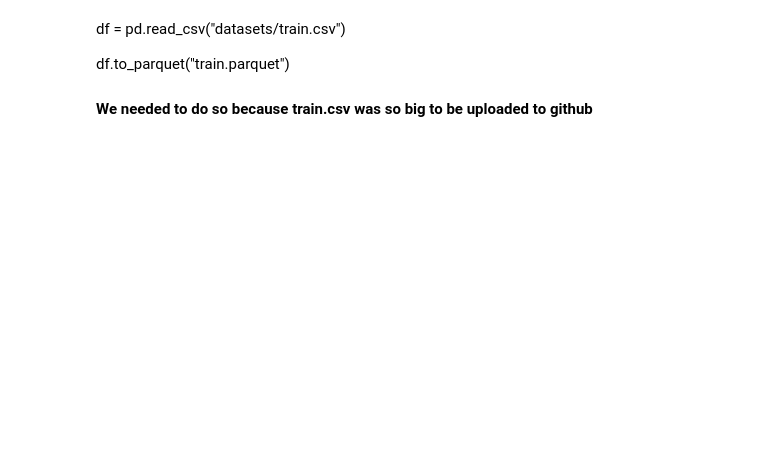
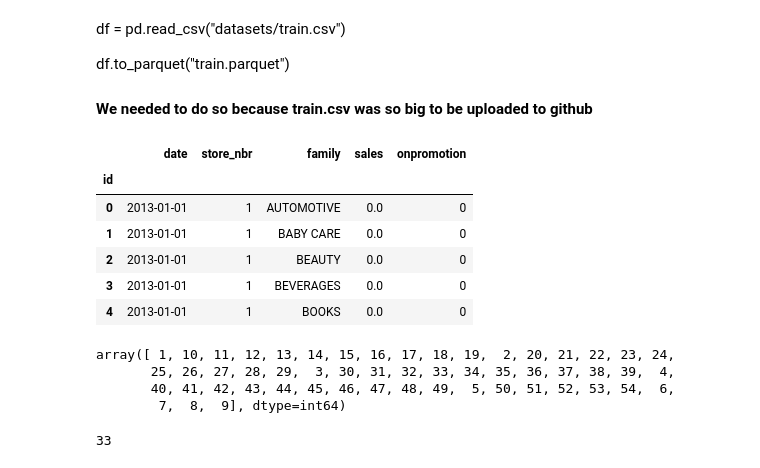
Before and after one commit to Anas20001/Store-Sales-Time-Series-Forecasting, a Jupyter notebook: Store Sales-Time Series Forecasting.ipynb, the cells around one changed output. Cells and saved outputs as stored; diff of their text form; code cells hidden in the pictures; blank space fills up the shorter version.

```diff
--- a/Store Sales-Time Series Forecasting.ipynb
+++ b/Store Sales-Time Series Forecasting.ipynb
@@ -27,0 +63,22 @@ df.to_parquet("train.parquet")
+# %%
+df = pd.read_csv('datasets/train.csv', index_col=0)
+df.head()
+# %% [output]
+|  | date | store_nbr | family | sales | onpromotion |
+| id |  |  |  |  |  |
+| 0 | 2013-01-01 | 1 | AUTOMOTIVE | 0.0 | 0 |
+| 1 | 2013-01-01 | 1 | BABY CARE | 0.0 | 0 |
+| 2 | 2013-01-01 | 1 | BEAUTY | 0.0 | 0 |
+| 3 | 2013-01-01 | 1 | BEVERAGES | 0.0 | 0 |
+| 4 | 2013-01-01 | 1 | BOOKS | 0.0 | 0 |
+# %%
+df.store_nbr.unique()
+# %% [output]
+array([ 1, 10, 11, 12, 13, 14, 15, 16, 17, 18, 19,  2, 20, 21, 22, 23, 24,
+       25, 26, 27, 28, 29,  3, 30, 31, 32, 33, 34, 35, 36, 37, 38, 39,  4,
+       40, 41, 42, 43, 44, 45, 46, 47, 48, 49,  5, 50, 51, 52, 53, 54,  6,
+        7,  8,  9], dtype=int64)
+# %%
+df.family.nunique()
+# %% [output]
+33
```
Also changed, not shown: parts of 21 cells of this notebook.
